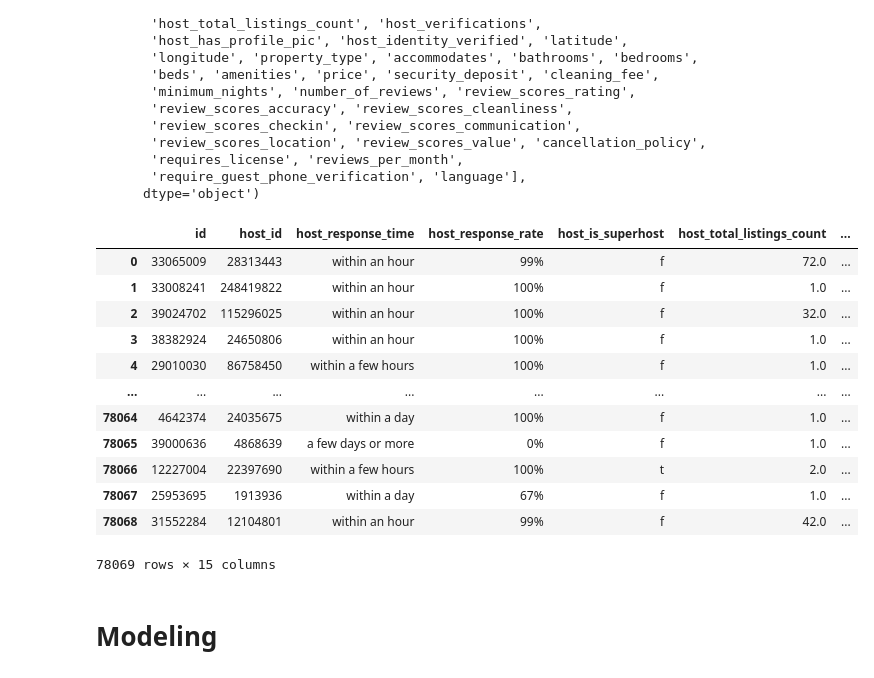
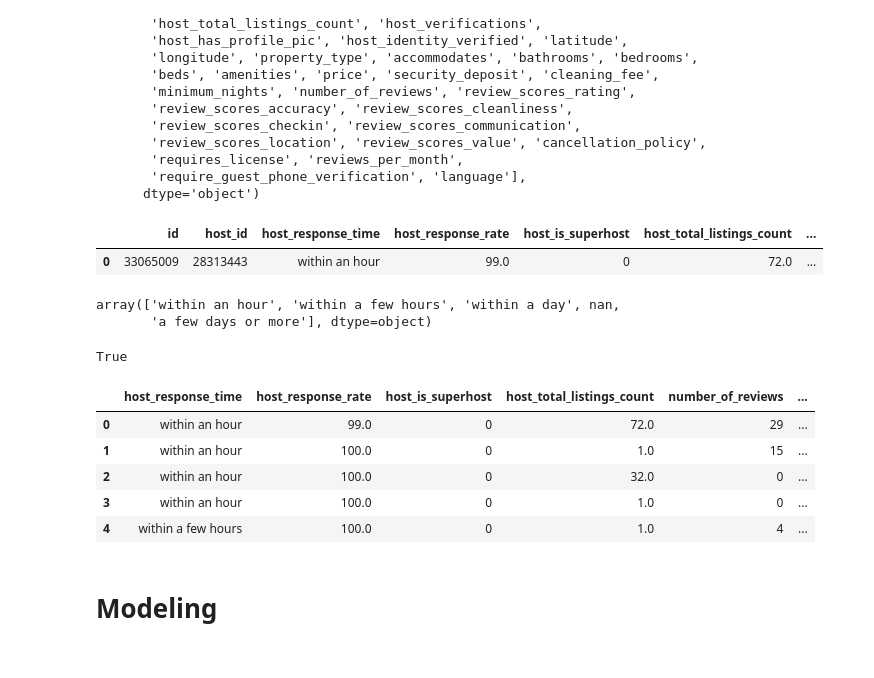
Before and after one commit to WinrichSy/AirBnBusiness, a Jupyter notebook: AirBnb Capstone.ipynb, the cells around one changed output. Cells and saved outputs as stored; diff of their text form; code cells hidden in the pictures.

Commit message:
STARTED MODEL

```diff
--- a/AirBnb Capstone.ipynb
+++ b/AirBnb Capstone.ipynb
@@ -1060,16 +1070,5 @@ host_superhost_for_modeling = hosts.loc[:,['id','host_id','host_response_time','
 # %%
-host_superhost_for_modeling
+host_superhost_for_modeling.iloc[:1, :]
 # %% [output]
 |  | id | host_id | host_response_time | host_response_rate | host_is_superhost | host_total_listings_count | ... |
-| 0 | 33065009 | 28313443 | within an hour | 99% | f | 72.0 | ... |
-| 1 | 33008241 | 248419822 | within an hour | 100% | f | 1.0 | ... |
-| 2 | 39024702 | 115296025 | within an hour | 100% | f | 32.0 | ... |
-| 3 | 38382924 | 24650806 | within an hour | 100% | f | 1.0 | ... |
-| 4 | 29010030 | 86758450 | within a few hours | 100% | f | 1.0 | ... |
-| ... | ... | ... | ... | ... | ... | ... | ... |
-| 78064 | 4642374 | 24035675 | within a day | 100% | f | 1.0 | ... |
-| 78065 | 39000636 | 4868639 | a few days or more | 0% | f | 1.0 | ... |
-| 78066 | 12227004 | 22397690 | within a few hours | 100% | t | 2.0 | ... |
-| 78067 | 25953695 | 1913936 | within a day | 67% | f | 1.0 | ... |
-| 78068 | 31552284 | 12104801 | within an hour | 99% | f | 42.0 | ... |
+| 0 | 33065009 | 28313443 | within an hour | 99.0 | 0 | 72.0 | ... |
-78069 rows × 15 columns
@@ -1075,0 +1133,5 @@ host_superhost_for_modeling
+# %%
+host_superhost_for_modeling['host_response_time'].unique()
+# %% [output]
+array(['within an hour', 'within a few hours', 'within a day', nan,
+       'a few days or more'], dtype=object)
@@ -1075,0 +1140,4 @@ host_superhost_for_modeling
+# %%
+'email' in ' '.join(test_df['host_verifications'][0])
+# %% [output]
+True
@@ -1076,3 +1194,12 @@ host_superhost_for_modeling
+# %%
+test_model.iloc[:5,:]
+# %% [output]
+|  | host_response_time | host_response_rate | host_is_superhost | host_total_listings_count | number_of_reviews | ... |
+| 0 | within an hour | 99.0 | 0 | 72.0 | 29 | ... |
+| 1 | within an hour | 100.0 | 0 | 1.0 | 15 | ... |
+| 2 | within an hour | 100.0 | 0 | 32.0 | 0 | ... |
+| 3 | within an hour | 100.0 | 0 | 1.0 | 0 | ... |
+| 4 | within a few hours | 100.0 | 0 | 1.0 | 4 | ... |
 # %% [markdown]
 # Modeling
 # %%
```
Also changed, not shown: parts of 18 cells of this notebook.
